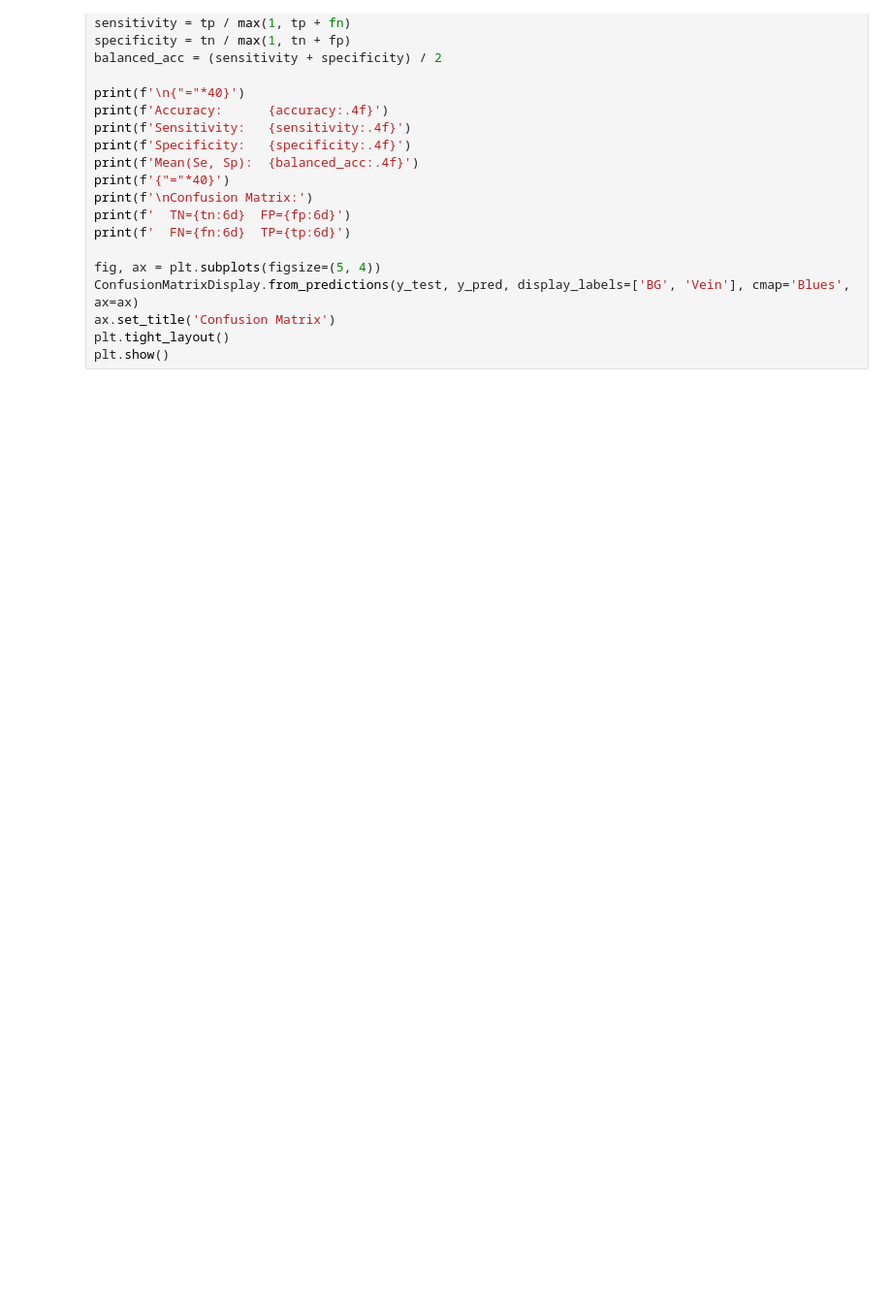
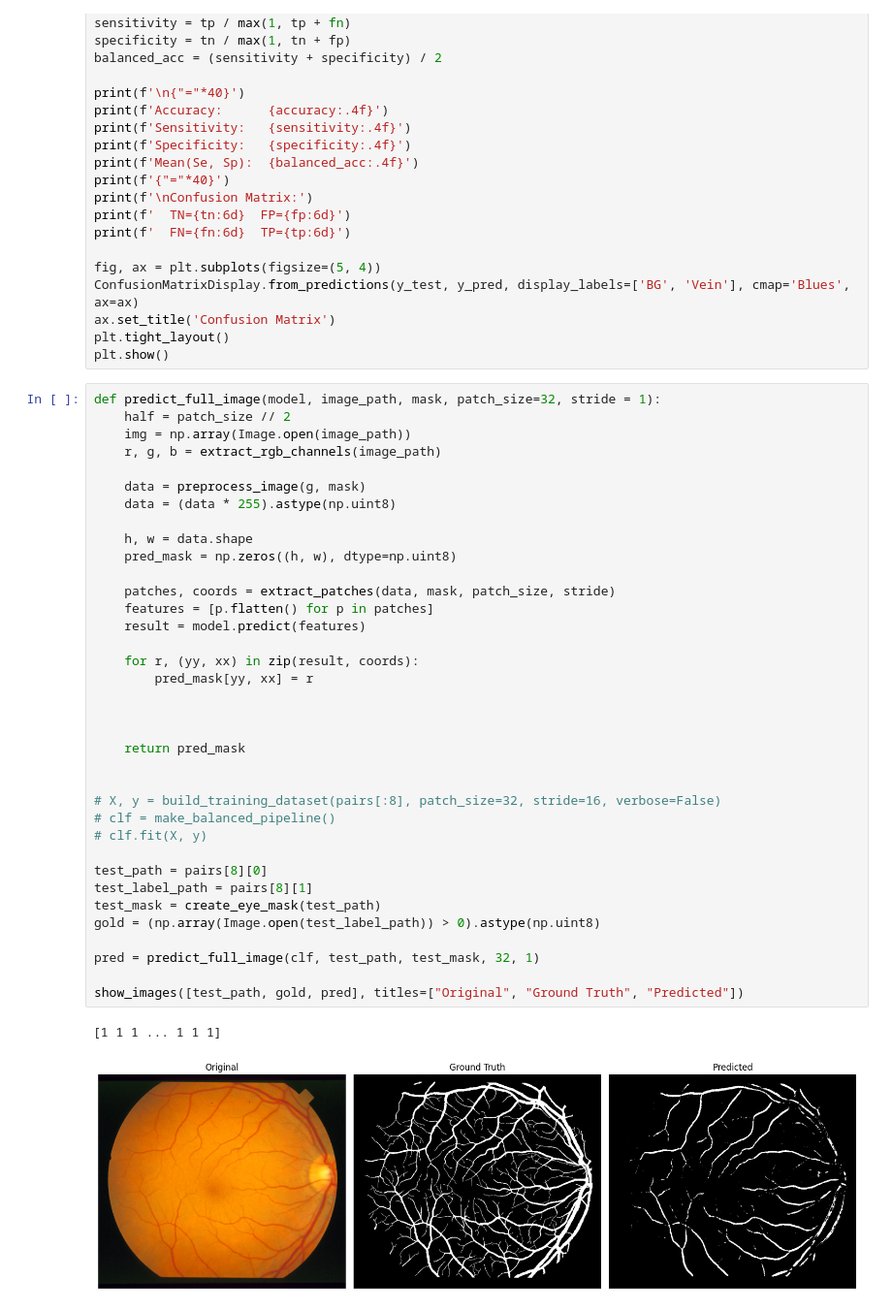
Before and after one commit to HuntClauss/university-informatyka-w-medycynie-dno-oka, a Jupyter notebook: ml.ipynb, the cells around one changed output. Shown at 97% size. Drawn from its saved outputs; the diff is of its cells as text; blank space fills up the shorter version.

Commit message:
feat: working pred

```diff
--- a/ml.ipynb
+++ b/ml.ipynb
@@ -262,3 +280,42 @@ ConfusionMatrixDisplay.from_predictions(y_test, y_pred, display_labels=['BG', 'V
 ax.set_title('Confusion Matrix')
 plt.tight_layout()
 plt.show()
+# %%
+def predict_full_image(model, image_path, mask, patch_size=32, stride = 1):
+    half = patch_size // 2
+    img = np.array(Image.open(image_path))
+    r, g, b = extract_rgb_channels(image_path)
+
+    data = preprocess_image(g, mask)
+    data = (data * 255).astype(np.uint8)
+
+    h, w = data.shape
+    pred_mask = np.zeros((h, w), dtype=np.uint8)
+
+    patches, coords = extract_patches(data, mask, patch_size, stride)
+    features = [p.flatten() for p in patches]
+    result = model.predict(features)
+
+    for r, (yy, xx) in zip(result, coords):
+        pred_mask[yy, xx] = r
+
+
+
+    return pred_mask
+
+
+# X, y = build_training_dataset(pairs[:8], patch_size=32, stride=16, verbose=False)
+# clf = make_balanced_pipeline()
+# clf.fit(X, y)
+
+test_path = pairs[8][0]
+test_label_path = pairs[8][1]
+test_mask = create_eye_mask(test_path)
+gold = (np.array(Image.open(test_label_path)) > 0).astype(np.uint8)
+
+pred = predict_full_image(clf, test_path, test_mask, 32, 1)
+
+show_images([test_path, gold, pred], titles=["Original", "Ground Truth", "Predicted"])
+# %% [output]
+[1 1 1 ... 1 1 1]
+[figure, added]
```
Also changed, not shown: parts of 1 cell of this notebook.
